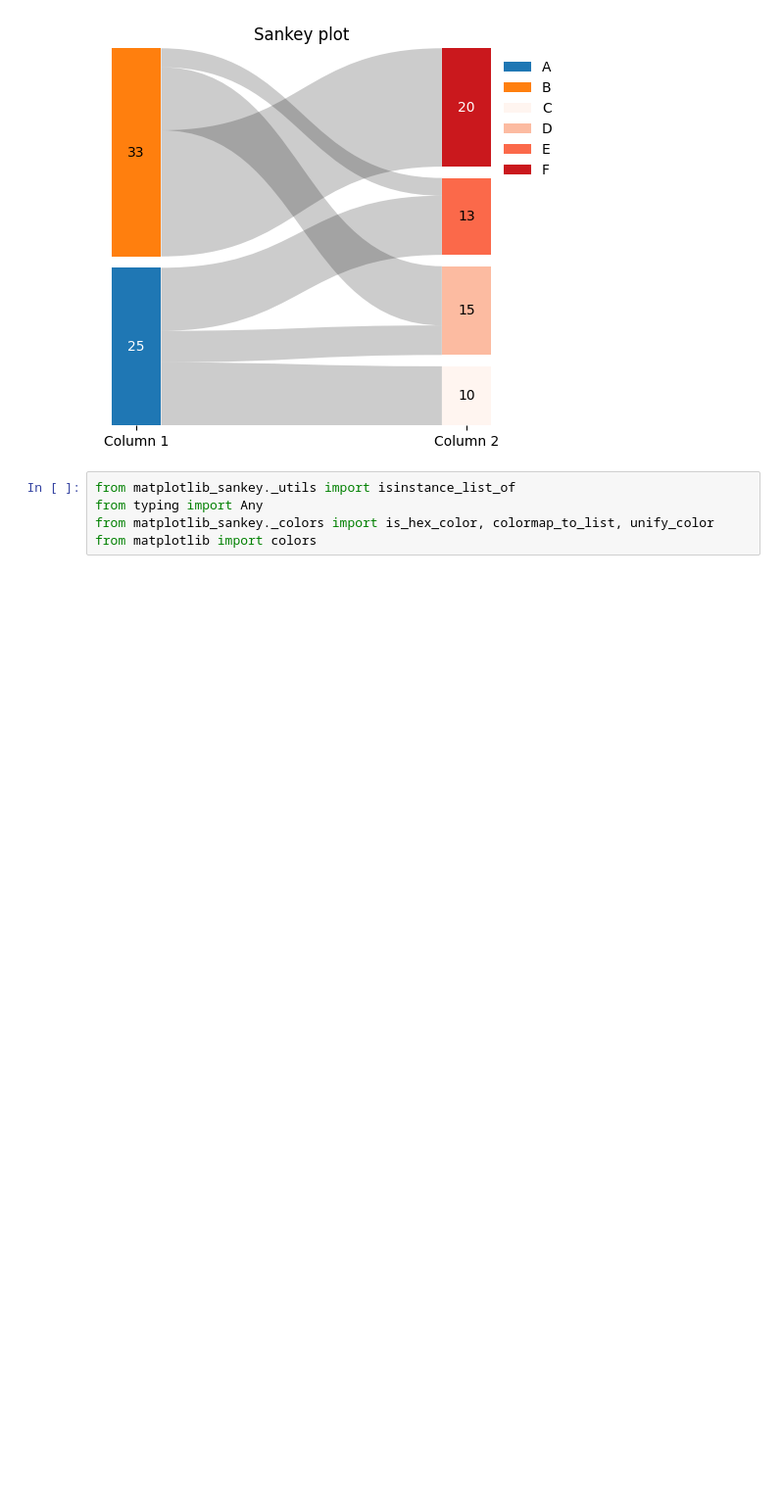
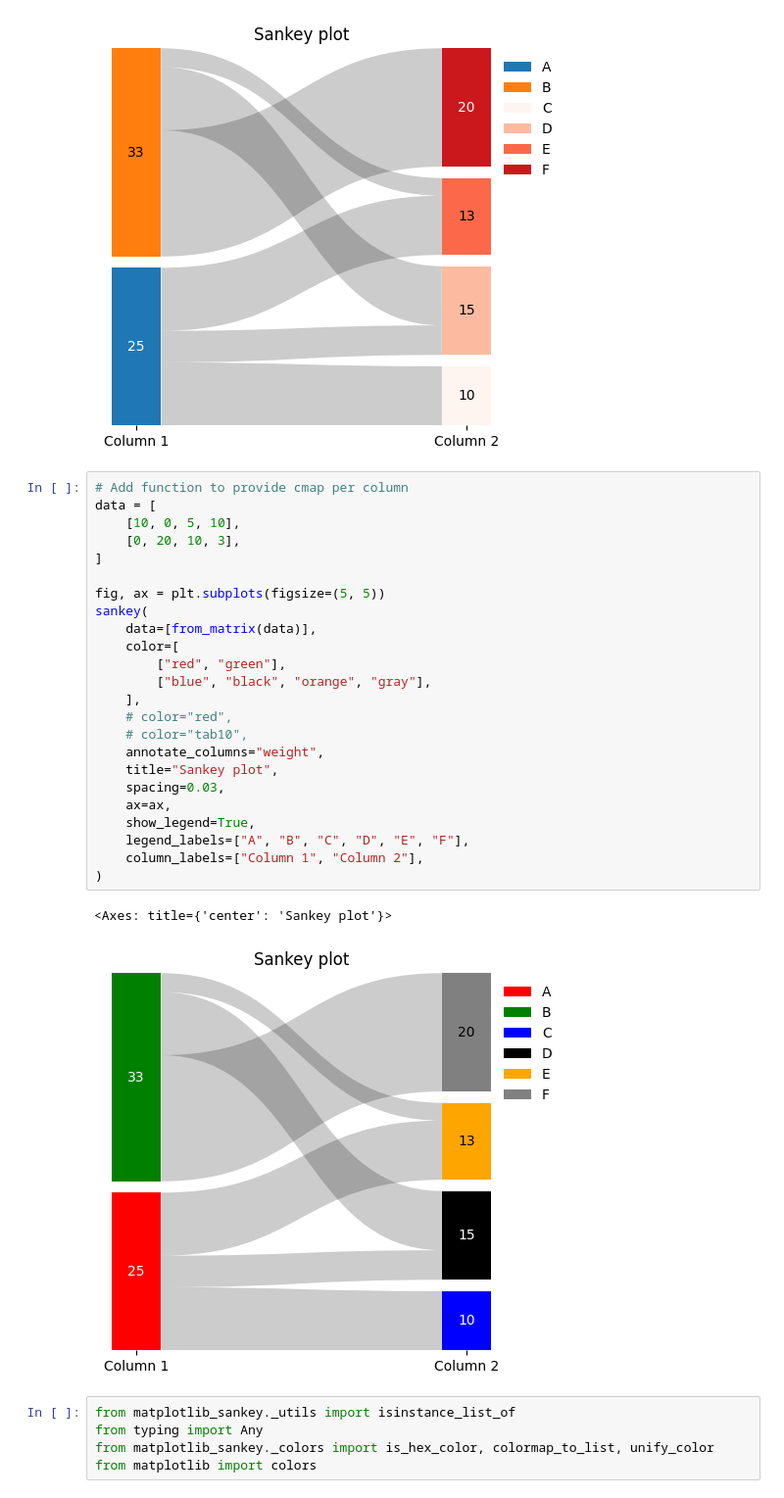
Before and after one commit to harryhaller001/matplotlib-sankey, a Jupyter notebook: dev/testing.ipynb, the cells around one changed output. Shown at 98% size. Drawn from its saved outputs; the diff is of its cells as text; blank space fills up the shorter version.

Commit message:
adding individual definitions of colors

```diff
--- a/dev/testing.ipynb
+++ b/dev/testing.ipynb
@@ -126,6 +126,33 @@ sankey(
 # %% [output]
 <Axes: title={'center': 'Sankey plot'}>
 [figure]
+# %%
+# Add function to provide cmap per column
+data = [
+    [10, 0, 5, 10],
+    [0, 20, 10, 3],
+]
+
+fig, ax = plt.subplots(figsize=(5, 5))
+sankey(
+    data=[from_matrix(data)],
+    color=[
+        ["red", "green"],
+        ["blue", "black", "orange", "gray"],
+    ],
+    # color="red",
+    # color="tab10",
+    annotate_columns="weight",
+    title="Sankey plot",
+    spacing=0.03,
+    ax=ax,
+    show_legend=True,
+    legend_labels=["A", "B", "C", "D", "E", "F"],
+    column_labels=["Column 1", "Column 2"],
+)
+# %% [output]
+<Axes: title={'center': 'Sankey plot'}>
+[figure, added]
 # %%
 from matplotlib_sankey._utils import isinstance_list_of
 from typing import Any
```
Also changed, not shown: 3 other files.
